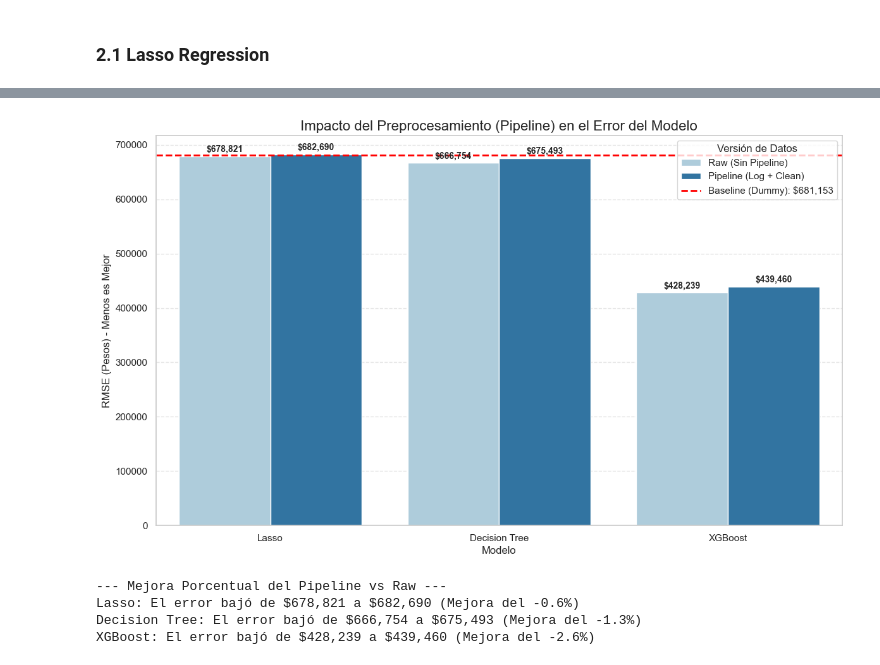
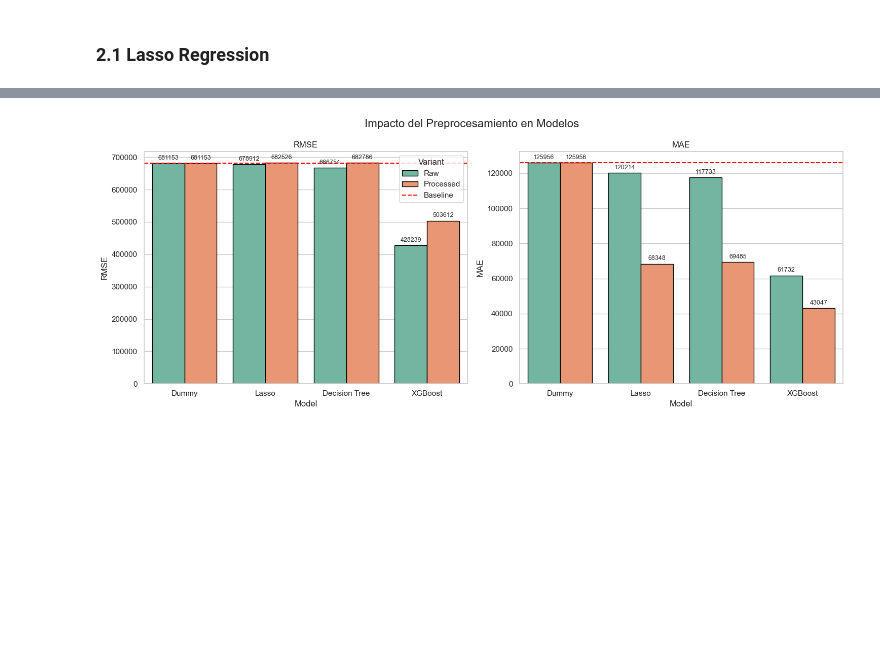
Before and after one commit to gonzabaleta/alquileres, a Jupyter notebook: notebooks/03-base_models.ipynb, the cells around one changed output, grey strips where cells are left out. Saved outputs shown, nothing was run; the diff lists cells and outputs as text; code cells hidden in the pictures; blank space fills up the shorter version.

```diff
--- a/notebooks/03-base_models.ipynb
+++ b/notebooks/03-base_models.ipynb
@@ -282,15 +199,17 @@ X_train_p, X_test_p, y_train_p, y_test_p = train_test_split(X_pipe, y_pipe, test
 # %% [markdown]
 ### 2.1 Lasso Regression
 # %%
+linear_feature_pipeline = build_feature_pipeline(linear_models_pipeline_config)
+linear_target_pipeline = build_target_pipeline(linear_models_pipeline_config)
+
 lasso_pipe_model = TransformedTargetRegressor(
-    regressor=Lasso(alpha=0.001, random_state=42),
-    func=np.log1p,
-    inverse_func=np.expm1,
+    regressor=Lasso(alpha=0.01, random_state=42),
+    transformer=linear_target_pipeline,
     check_inverse=False
 )
 
 full_lasso = Pipeline([
-    ('preprocessor', feature_pipeline),
+    ('preprocessor', linear_feature_pipeline),
     ('model', lasso_pipe_model)
 ])
 
@@ -322,8 +250,14 @@ R2: 0.0165
 --------------------------------------------------
 # %%
+xgb_regressor_p = TransformedTargetRegressor(
+    regressor=XGBRegressor(n_estimators=500, learning_rate=0.1, max_depth=10, random_state=42, n_jobs=-1),
+    transformer=tree_target_pipeline,
+    check_inverse=False
+)
+
 full_xgb = Pipeline([
-    ('preprocessor', feature_pipeline),
-    ('model', XGBRegressor(n_estimators=500, learning_rate=0.1, max_depth=10, random_state=42, n_jobs=-1))
+    ('preprocessor', tree_feature_pipeline),
+    ('model', xgb_regressor_p)
 ])
 
 full_xgb.fit(X_train_p, y_train_p)
@@ -337,54 +271,12 @@ R2: 0.5838
 --------------------------------------------------
 # %%
-# --- 6. Comparación Final: Raw vs Pipeline ---
-
-# 1. Recopilar métricas
-comparison_data = []
-
-# Modelos Raw (usamos y_test original)
-comparison_data.append({'Model': 'Lasso', 'Type': 'Raw (Sin Pipeline)', 'RMSE': np.sqrt(mean_squared_error(y_test, y_pred_lasso))})
-comparison_data.append({'Model': 'Decision Tree', 'Type': 'Raw (Sin Pipeline)', 'RMSE': np.sqrt(mean_squared_error(y_test, y_pred_tree))})
-comparison_data.append({'Model': 'XGBoost', 'Type': 'Raw (Sin Pipeline)', 'RMSE': np.sqrt(mean_squared_error(y_test, y_pred_xgb))})
-
-# Modelos Pipeline (usamos y_test_p)
-comparison_data.append({'Model': 'Lasso', 'Type': 'Pipeline (Log + Clean)', 'RMSE': np.sqrt(mean_squared_error(y_test_p, y_pred_lasso_p))})
-comparison_data.append({'Model': 'Decision Tree', 'Type': 'Pipeline (Log + Clean)', 'RMSE': np.sqrt(mean_squared_error(y_test_p, y_pred_tree_p))})
-comparison_data.append({'Model': 'XGBoost', 'Type': 'Pipeline (Log + Clean)', 'RMSE': np.sqrt(mean_squared_error(y_test_p, y_pred_xgb_p))})
-
-df_compare = pd.DataFrame(comparison_data)
-
-# 2. Graficar
-plt.figure(figsize=(14, 8))
-
-# Barplot agrupado
-ax = sns.barplot(data=df_compare, x='Model', y='RMSE', hue='Type', palette='Paired')
-
-# Línea de Baseline (Dummy)
-dummy_rmse = np.sqrt(mean_squared_error(y_test, y_pred_dummy))
-plt.axhline(y=dummy_rmse, color='red', linestyle='--', linewidth=2, label=f'Baseline (Dummy): ${dummy_rmse:,.0f}')
-
-# Etiquetas de valores en las barras
-for container in ax.containers:
-    ax.bar_label(container, fmt='${:,.0f}', padding=3, fontsize=10, fontweight='bold')
-
-plt.title('Impacto del Preprocesamiento (Pipeline) en el Error del Modelo', fontsize=16)
-plt.ylabel('RMSE (Pesos) - Menos es Mejor', fontsize=12)
-plt.xlabel('Modelo', fontsize=12)
-plt.legend(title='Versión de Datos')
-plt.grid(axis='y', linestyle='--', alpha=0.5)
-plt.show()
-
-# 3. Tabla de Mejoras
-print("\n--- Mejora Porcentual del Pipeline vs Raw ---")
-models = ['Lasso', 'Decision Tree', 'XGBoost']
-for model in models:
-    raw = df_compare[(df_compare['Model'] == model) & (df_compare['Type'] == 'Raw (Sin Pipeline)')]['RMSE'].values[0]
-    pipe = df_compare[(df_compare['Model'] == model) & (df_compare['Type'] == 'Pipeline (Log + Clean)')]['RMSE'].values[0]
-    improvement = (raw - pipe) / raw * 100
-    print(f"{model}: El error bajó de ${raw:,.0f} a ${pipe:,.0f} (Mejora del {improvement:.1f}%)")
+models_predictions = {
+    'model': ['Dummy', 'Lasso', 'Decision Tree', 'XGBoost'],
+    'y_pred': [y_pred_dummy, y_pred_lasso, y_pred_tree, y_pred_xgb],
+    'y_pred_processed': [y_pred_dummy, y_pred_lasso_p, y_pred_tree_p, y_pred_xgb_p],
+    'y_test': y_test,
+    'y_test_processed': y_test_p
+}
+plot_model_comparison(models_predictions)
 # %% [output]
-[figure, old version]
+[figure, new version]
---- Mejora Porcentual del Pipeline vs Raw ---
-Lasso: El error bajó de $678,821 a $682,690 (Mejora del -0.6%)
-Decision Tree: El error bajó de $666,754 a $675,493 (Mejora del -1.3%)
-XGBoost: El error bajó de $428,239 a $439,460 (Mejora del -2.6%)
```
Also changed, not shown: parts of 14 cells of this notebook, 5 other files.
